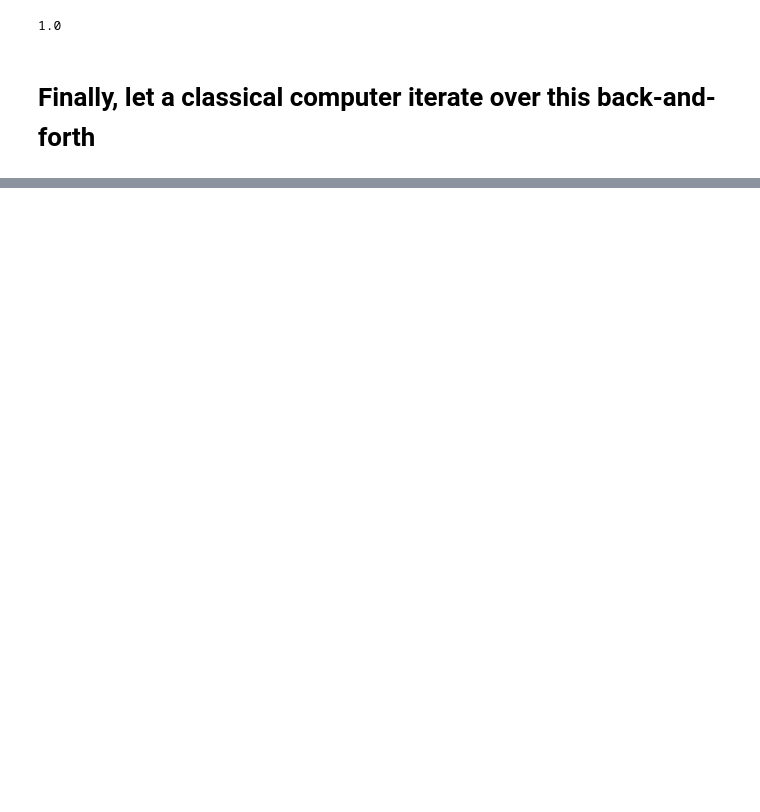
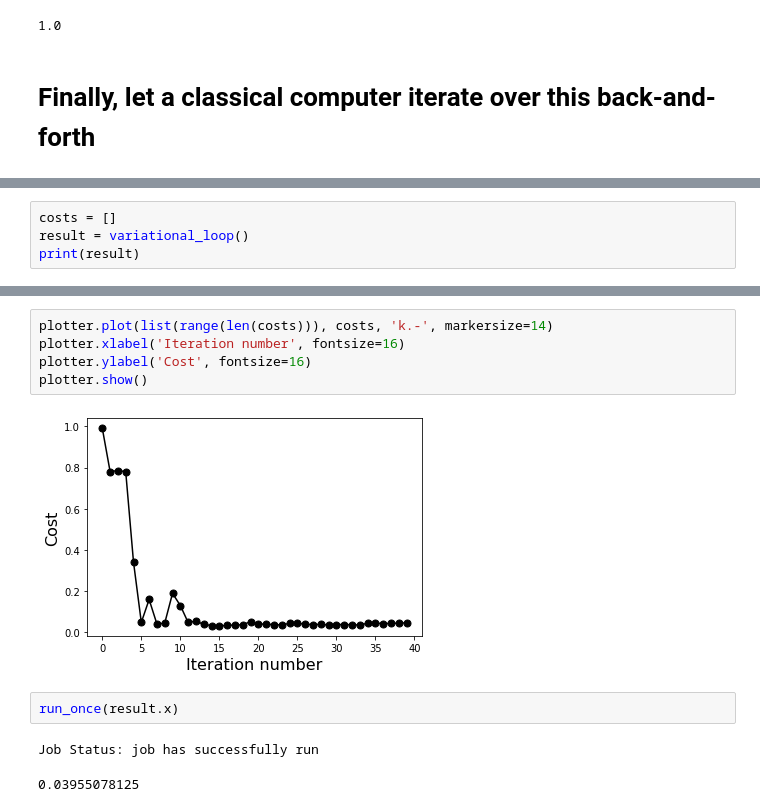
Before and after one commit to aasfaw/ieee-quantum-week-2020, a Jupyter notebook: 3. building-variational-eigensolvers-using-Qiskit.ipynb, the cells around one changed output, grey strips where cells are left out. Drawn from its saved outputs; the diff is of its cells as text; blank space fills up the shorter version.

```diff
--- a/3. building-variational-eigensolvers-using-Qiskit.ipynb
+++ b/3. building-variational-eigensolvers-using-Qiskit.ipynb
@@ -109,0 +160,4 @@ run_once([ 3.11335975, -0.36002647, -0.0745348 ], print_counts = True)
+# %%
+costs = []
+result = variational_loop()
+print(result)
@@ -109,0 +182,12 @@ run_once([ 3.11335975, -0.36002647, -0.0745348 ], print_counts = True)
+# %%
+plotter.plot(list(range(len(costs))), costs, 'k.-', markersize=14)
+plotter.xlabel('Iteration number', fontsize=16)
+plotter.ylabel('Cost', fontsize=16)
+plotter.show()
+# %% [output]
+[figure, added]
+# %%
+run_once(result.x)
+# %% [output]
+Job Status: job has successfully run
+0.03955078125
```
Also changed, not shown: parts of 15 cells of this notebook, 3 other files.
